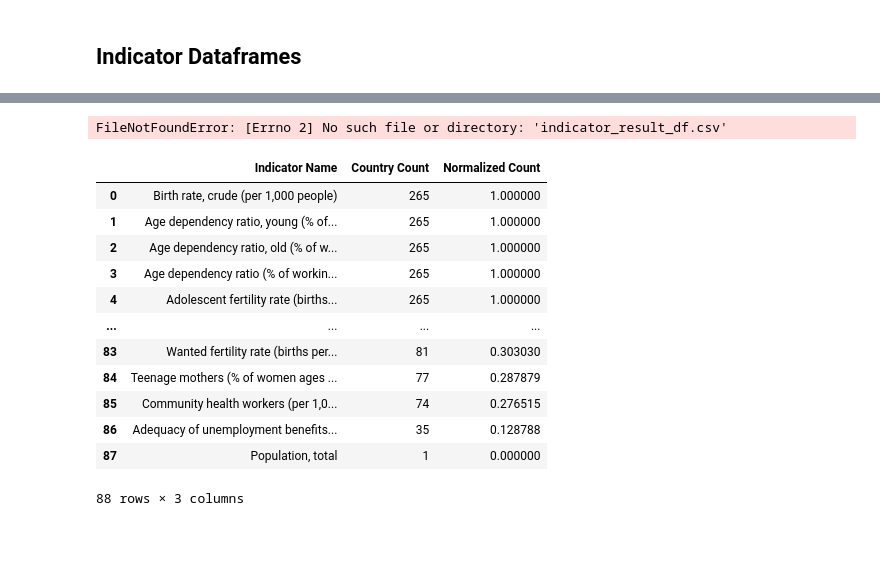
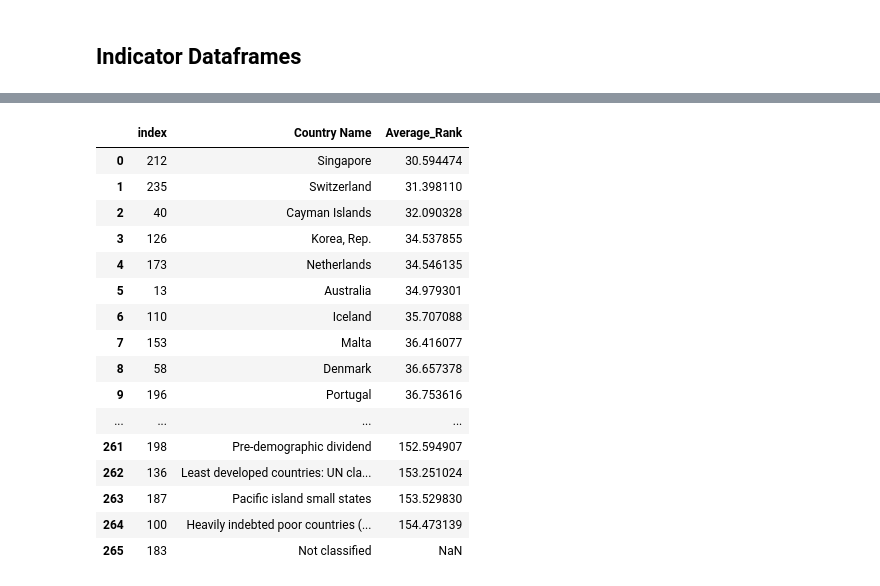
Before and after one commit to paulpark6/SAP_Datathon, a Jupyter notebook: justin.ipynb, the cells around one changed output, grey strips where cells are left out. Cells and saved outputs as stored; diff of their text form; code cells hidden in the pictures; blank space fills up the shorter version.

```diff
--- a/justin.ipynb
+++ b/justin.ipynb
@@ -135 +89,21 @@ combined_df.head()
+# %%
+combined_df_sorted[['Country Name', 'Average_Rank']].reset_index()
+# %% [output]
+|  | index | Country Name | Average_Rank |
+| 0 | 212 | Singapore | 30.594474 |
+| 1 | 235 | Switzerland | 31.398110 |
+| 2 | 40 | Cayman Islands | 32.090328 |
+| 3 | 126 | Korea, Rep. | 34.537855 |
+| 4 | 173 | Netherlands | 34.546135 |
+| 5 | 13 | Australia | 34.979301 |
+| 6 | 110 | Iceland | 35.707088 |
+| 7 | 153 | Malta | 36.416077 |
+| 8 | 58 | Denmark | 36.657378 |
+| 9 | 196 | Portugal | 36.753616 |
+| ... | ... | ... | ... |
+| 261 | 198 | Pre-demographic dividend | 152.594907 |
+| 262 | 136 | Least developed countries: UN cla... | 153.251024 |
+| 263 | 187 | Pacific island small states | 153.529830 |
+| 264 | 100 | Heavily indebted poor countries (... | 154.473139 |
+| 265 | 183 | Not classified | NaN |
 # %%
@@ -137,20 +110,0 @@ combined_df.to_csv('country_initial_rankings.csv')
-# %%
-indicator_result_df = pd.read_csv('indicator_result_df.csv')
-# %% [output]
-FileNotFoundError: [Errno 2] No such file or directory: 'indicator_result_df.csv'
-# %%
-indicator_result_df
-# %% [output]
-|  | Indicator Name | Country Count | Normalized Count |
-| 0 | Birth rate, crude (per 1,000 people) | 265 | 1.000000 |
-| 1 | Age dependency ratio, young (% of... | 265 | 1.000000 |
-| 2 | Age dependency ratio, old (% of w... | 265 | 1.000000 |
-| 3 | Age dependency ratio (% of workin... | 265 | 1.000000 |
-| 4 | Adolescent fertility rate (births... | 265 | 1.000000 |
-| ... | ... | ... | ... |
-| 83 | Wanted fertility rate (births per... | 81 | 0.303030 |
-| 84 | Teenage mothers (% of women ages ... | 77 | 0.287879 |
-| 85 | Community health workers (per 1,0... | 74 | 0.276515 |
-| 86 | Adequacy of unemployment benefits... | 35 | 0.128788 |
-| 87 | Population, total | 1 | 0.000000 |
-88 rows × 3 columns
```
Also changed, not shown: parts of 11 cells of this notebook, 1 other file.
